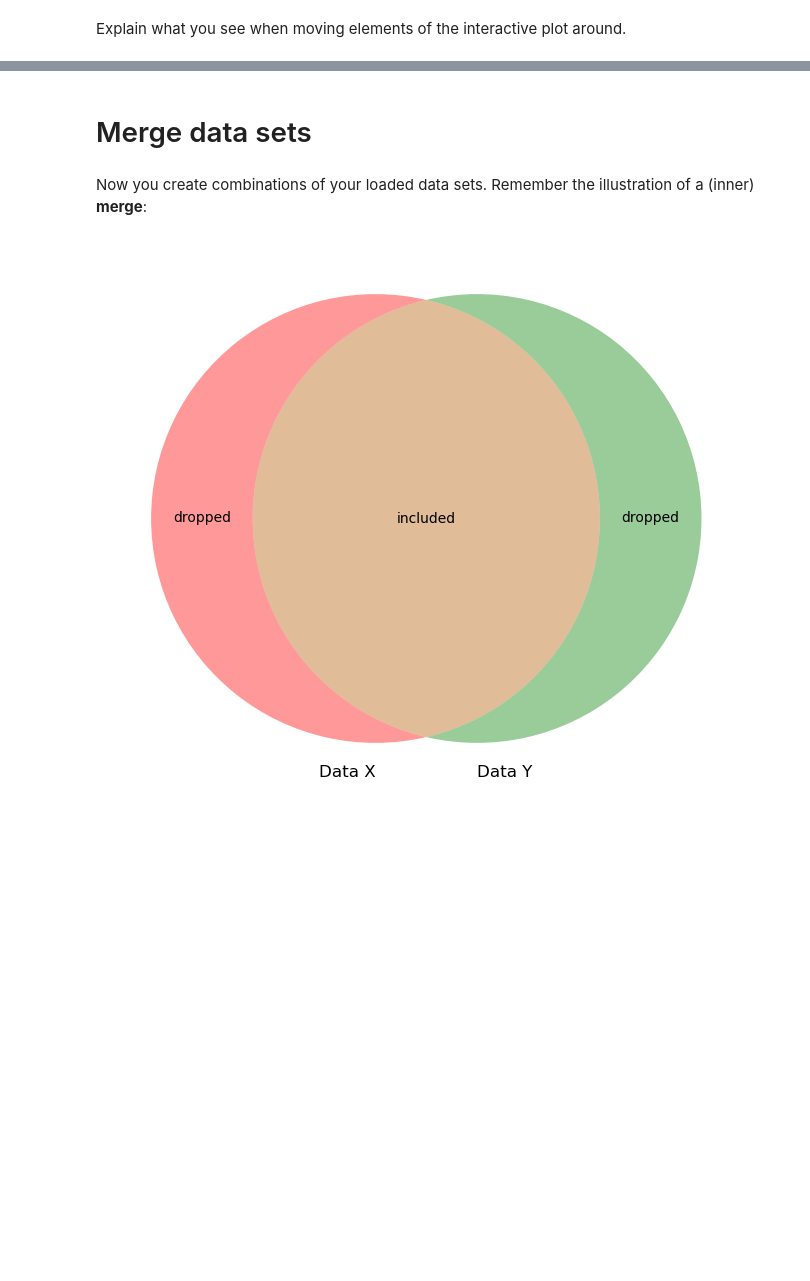
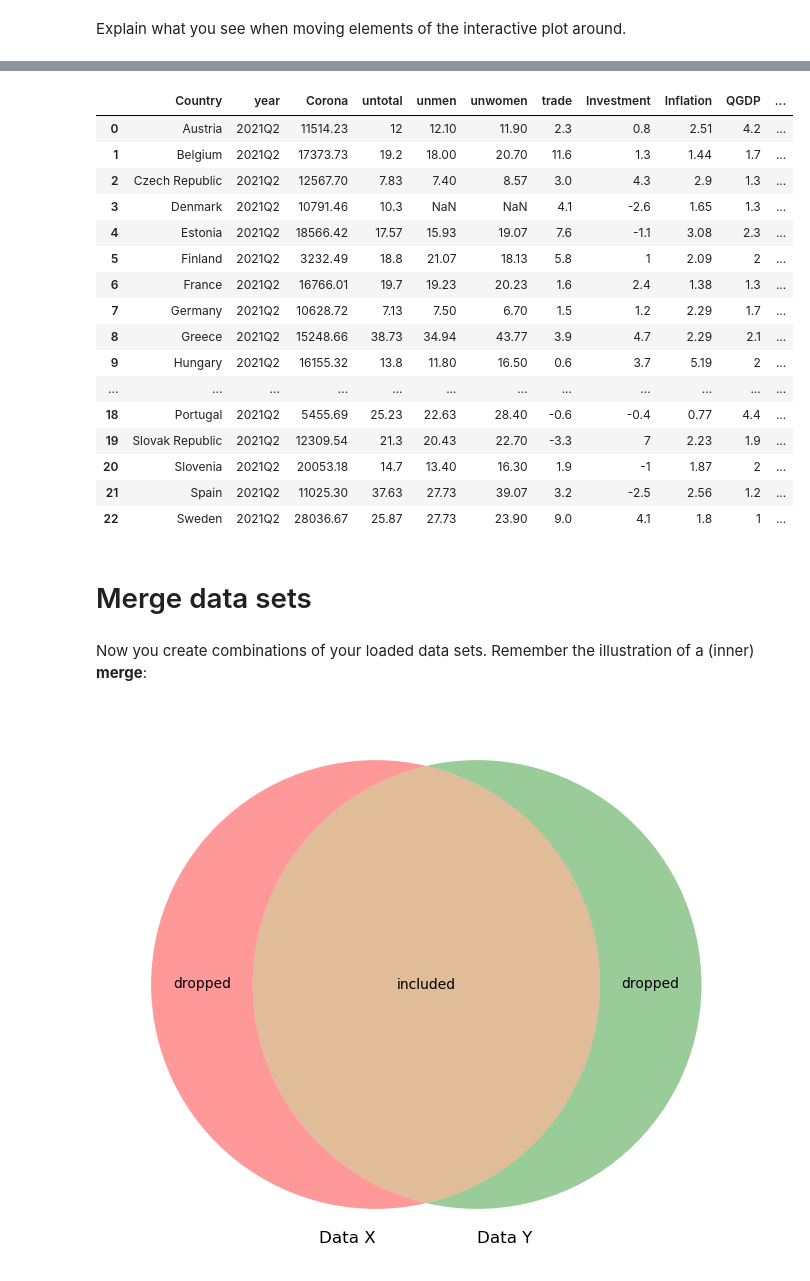
Before and after one commit to NumEconCopenhagen/projects-2023-mc, a Jupyter notebook: dataproject/dataproject.ipynb, the cells around one changed output, grey strips where cells are left out. Cells and saved outputs as stored; diff of their text form; code cells hidden in the pictures; blank space fills up the shorter version.

```diff
--- a/dataproject/dataproject.ipynb
+++ b/dataproject/dataproject.ipynb
@@ -144,0 +156,23 @@ Explain what you see when moving elements of the interactive plot around.
+# %%
+data3 = data2.loc[T == True] # keep everything else
+# %%
+data3.reset_index(inplace = True, drop = True) # Drop old index too
+data3.iloc[0:300,:]
+# %% [output]
+|  | Country | year | Corona | untotal | unmen | unwomen | trade | Investment | Inflation | QGDP | ... |
+| 0 | Austria | 2021Q2 | 11514.23 | 12 | 12.10 | 11.90 | 2.3 | 0.8 | 2.51 | 4.2 | ... |
+| 1 | Belgium | 2021Q2 | 17373.73 | 19.2 | 18.00 | 20.70 | 11.6 | 1.3 | 1.44 | 1.7 | ... |
+| 2 | Czech Republic | 2021Q2 | 12567.70 | 7.83 | 7.40 | 8.57 | 3.0 | 4.3 | 2.9 | 1.3 | ... |
+| 3 | Denmark | 2021Q2 | 10791.46 | 10.3 | NaN | NaN | 4.1 | -2.6 | 1.65 | 1.3 | ... |
+| 4 | Estonia | 2021Q2 | 18566.42 | 17.57 | 15.93 | 19.07 | 7.6 | -1.1 | 3.08 | 2.3 | ... |
+| 5 | Finland | 2021Q2 | 3232.49 | 18.8 | 21.07 | 18.13 | 5.8 | 1 | 2.09 | 2 | ... |
+| 6 | France | 2021Q2 | 16766.01 | 19.7 | 19.23 | 20.23 | 1.6 | 2.4 | 1.38 | 1.3 | ... |
+| 7 | Germany | 2021Q2 | 10628.72 | 7.13 | 7.50 | 6.70 | 1.5 | 1.2 | 2.29 | 1.7 | ... |
+| 8 | Greece | 2021Q2 | 15248.66 | 38.73 | 34.94 | 43.77 | 3.9 | 4.7 | 2.29 | 2.1 | ... |
+| 9 | Hungary | 2021Q2 | 16155.32 | 13.8 | 11.80 | 16.50 | 0.6 | 3.7 | 5.19 | 2 | ... |
+| ... | ... | ... | ... | ... | ... | ... | ... | ... | ... | ... | ... |
+| 18 | Portugal | 2021Q2 | 5455.69 | 25.23 | 22.63 | 28.40 | -0.6 | -0.4 | 0.77 | 4.4 | ... |
+| 19 | Slovak Republic | 2021Q2 | 12309.54 | 21.3 | 20.43 | 22.70 | -3.3 | 7 | 2.23 | 1.9 | ... |
+| 20 | Slovenia | 2021Q2 | 20053.18 | 14.7 | 13.40 | 16.30 | 1.9 | -1 | 1.87 | 2 | ... |
+| 21 | Spain | 2021Q2 | 11025.30 | 37.63 | 27.73 | 39.07 | 3.2 | -2.5 | 2.56 | 1.2 | ... |
+| 22 | Sweden | 2021Q2 | 28036.67 | 25.87 | 27.73 | 23.90 | 9.0 | 4.1 | 1.8 | 1 | ... |
```
Also changed, not shown: parts of 5 cells of this notebook.
